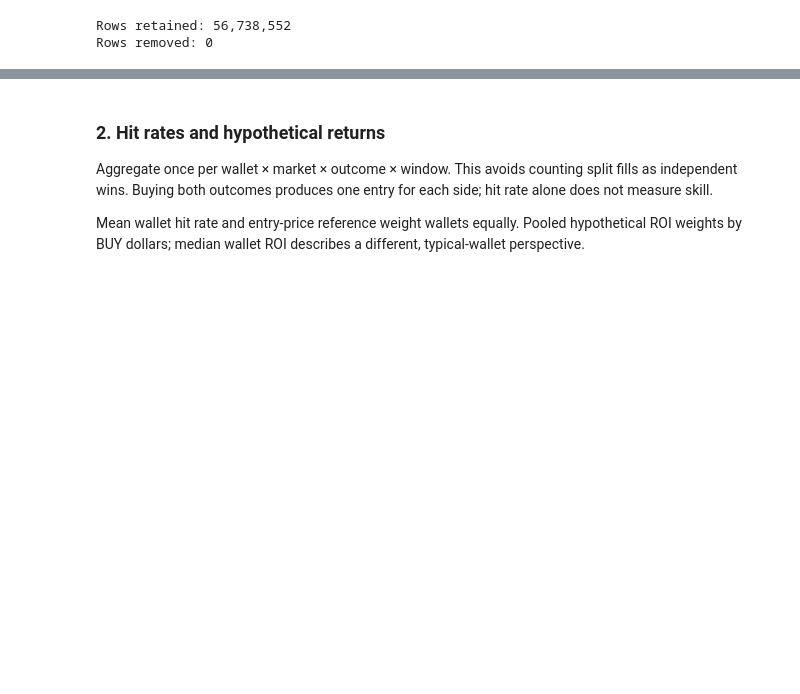
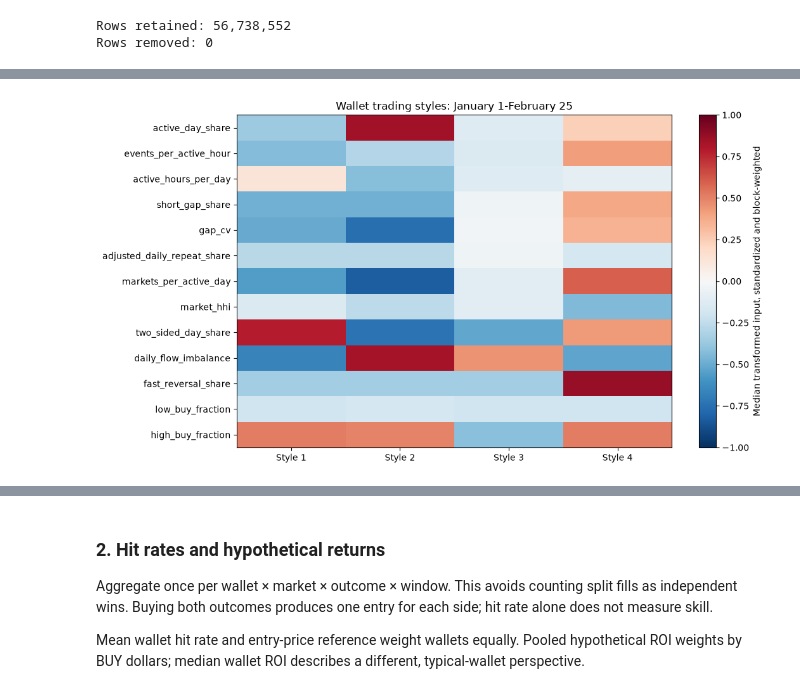
Before and after one commit to Cumuifreer/ucla-stats161-project, a Jupyter notebook: midterm.ipynb, the cells around one changed output, grey strips where cells are left out. Drawn from its saved outputs; the diff is of its cells as text; code cells hidden in the pictures; blank space fills up the shorter version.

```diff
--- a/midterm.ipynb
+++ b/midterm.ipynb
@@ -459,0 +472,24 @@ profile_followup.round(2)
+# %%
+whale_threshold = float(training_profiles["median_active_day_dollars"].quantile(0.99))
+profile_data["whale_scale"] = profile_data["median_active_day_dollars"].ge(whale_threshold)
+training_profiles = profile_data.loc[training_mask].copy()
+print(f"Whale-scale threshold: median active-day turnover ≥ ${whale_threshold:,.2f}.")
+
+style_summary = training_profiles.groupby("style").agg(
+    wallets=("wallet", "size"), whale_scale_wallets=("whale_scale", "sum"),
+    median_active_days=("active_days", "median"),
+    median_active_day_dollars=("median_active_day_dollars", "median"),
+    trading_seconds_per_occupied_hour=("events_per_active_hour", "median"),
+    short_gap_share=("short_gap_share", "median"),
+    two_sided_day_share=("two_sided_day_share", "median"),
+    high_buy_fraction=("high_buy_fraction", "median"),
+)
+style_summary.insert(0, "description", style_summary.index.map(style_names))
+style_summary.insert(2, "wallet_share_pct", 100 * style_summary["wallets"] / len(training_profiles))
+display(style_summary[["description", "wallets", "wallet_share_pct", "whale_scale_wallets"]].round(2))
+display(style_summary.drop(columns=["description", "wallets", "wallet_share_pct", "whale_scale_wallets"]).T.round(3))
+
+whale_wallets = training_profiles.loc[training_profiles["whale_scale"]].sort_values("median_active_day_dollars")
+whale_example = whale_wallets.iloc[[len(whale_wallets) // 2]]
+print("A training wallet near the middle of the Whale-scale sample:")
+display(whale_example[["wallet", "style", "active_days", "median_active_day_dollars"]].round(2))
@@ -459,0 +514,15 @@ profile_followup.round(2)
+# %%
+heatmap = pd.DataFrame(X_train, columns=cluster_features).assign(
+    style=training_profiles["style"].to_numpy()
+).groupby("style").median().T
+fig, ax = plt.subplots(figsize=(11, 6))
+limit = max(1, np.abs(heatmap.to_numpy()).max())
+image = ax.imshow(heatmap, cmap="RdBu_r", vmin=-limit, vmax=limit, aspect="auto")
+ax.set_xticks(range(4), list(style_names))
+ax.set_yticks(range(len(cluster_features)), cluster_features)
+ax.set_title("Wallet trading styles: January 1-February 25")
+fig.colorbar(image, ax=ax, label="Median transformed input, standardized and block-weighted")
+plt.tight_layout()
+plt.show()
+# %% [output]
+[figure, added]
```
Also changed, not shown: parts of 56 cells of this notebook, 1 other file.
